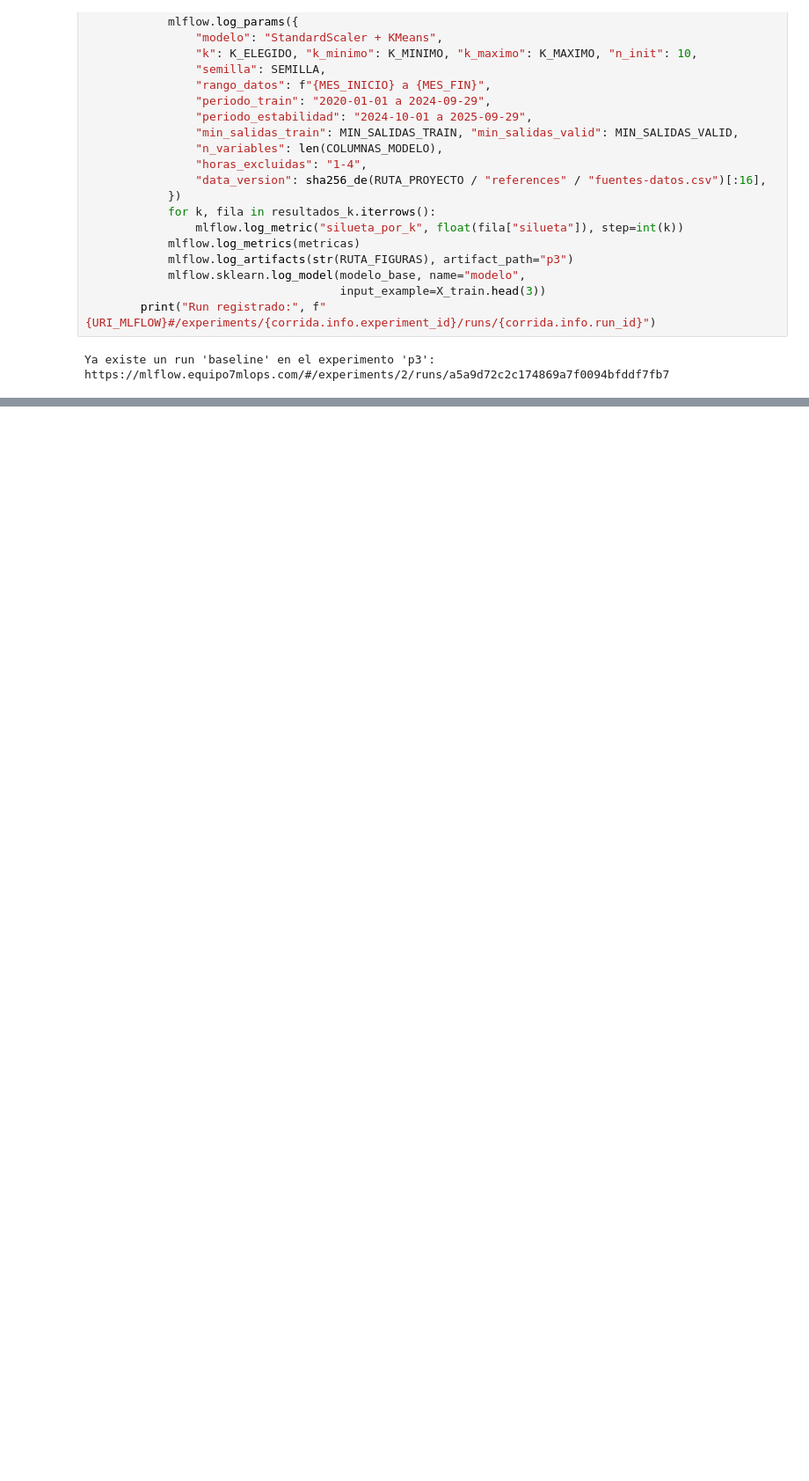
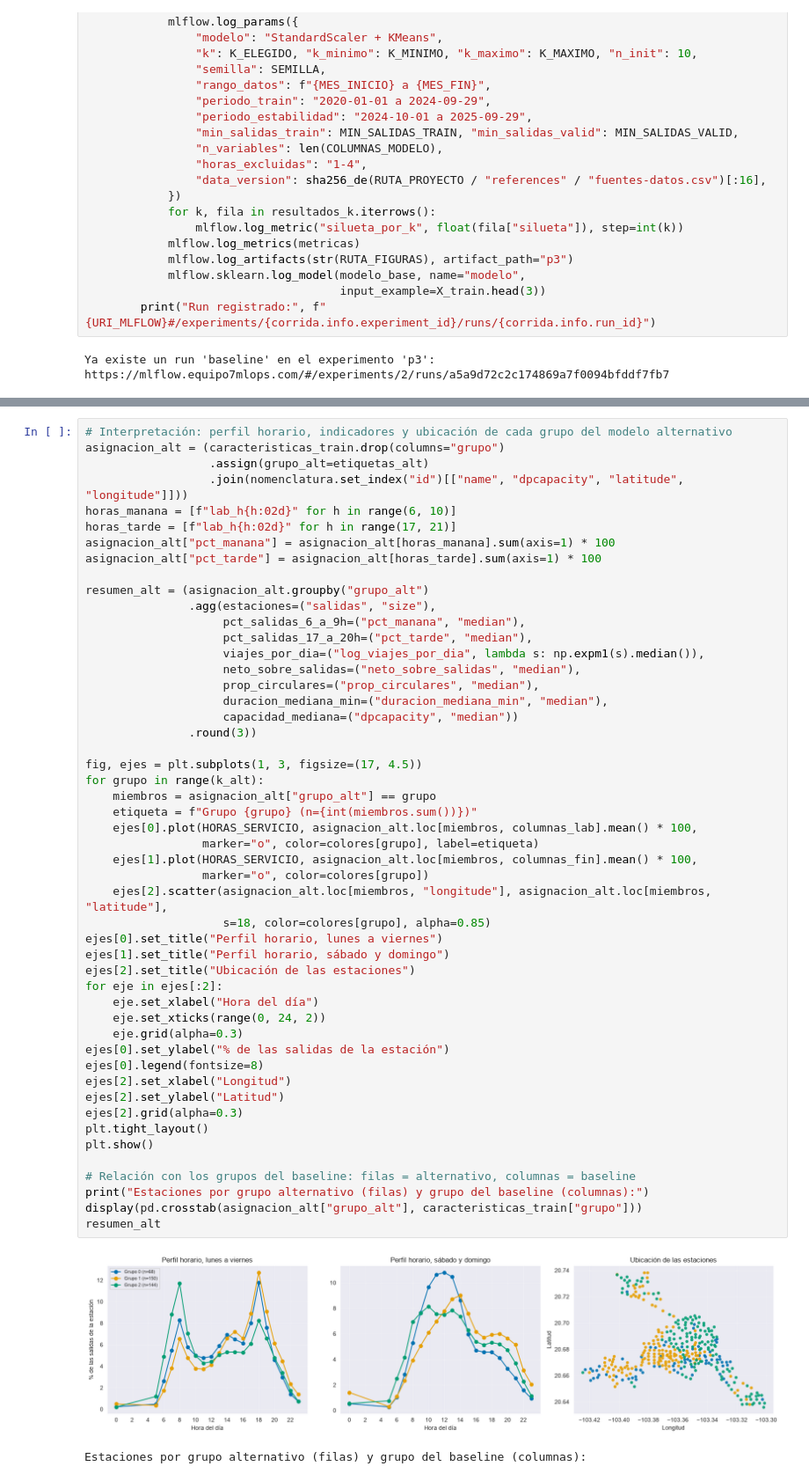
Before and after one commit to sanchezdavilaluisarturo/MLOps-ProyectoMiBici-Equipo7, a Jupyter notebook: notebooks/0.03-lasd-exploracion-carga.ipynb, the cells around one changed output, grey strips where cells are left out. Shown at 88% size. Cells and saved outputs as stored; diff of their text form; blank space fills up the shorter version.

Commit message:
feat: agrega modelo alternativo PCA + K-Means para P3 y lo registra en MLflow

```diff
--- a/notebooks/0.03-lasd-exploracion-carga.ipynb
+++ b/notebooks/0.03-lasd-exploracion-carga.ipynb
@@ -1321,0 +1512,53 @@ Ya existe un run 'baseline' en el experimento 'p3': https://mlflow.equipo7mlops.
+# %%
+# Interpretación: perfil horario, indicadores y ubicación de cada grupo del modelo alternativo
+asignacion_alt = (caracteristicas_train.drop(columns="grupo")
+                  .assign(grupo_alt=etiquetas_alt)
+                  .join(nomenclatura.set_index("id")[["name", "dpcapacity", "latitude", "longitude"]]))
+horas_manana = [f"lab_h{h:02d}" for h in range(6, 10)]
+horas_tarde = [f"lab_h{h:02d}" for h in range(17, 21)]
+asignacion_alt["pct_manana"] = asignacion_alt[horas_manana].sum(axis=1) * 100
+asignacion_alt["pct_tarde"] = asignacion_alt[horas_tarde].sum(axis=1) * 100
+
+resumen_alt = (asignacion_alt.groupby("grupo_alt")
+               .agg(estaciones=("salidas", "size"),
+                    pct_salidas_6_a_9h=("pct_manana", "median"),
+                    pct_salidas_17_a_20h=("pct_tarde", "median"),
+                    viajes_por_dia=("log_viajes_por_dia", lambda s: np.expm1(s).median()),
+                    neto_sobre_salidas=("neto_sobre_salidas", "median"),
+                    prop_circulares=("prop_circulares", "median"),
+                    duracion_mediana_min=("duracion_mediana_min", "median"),
+                    capacidad_mediana=("dpcapacity", "median"))
+               .round(3))
+
+fig, ejes = plt.subplots(1, 3, figsize=(17, 4.5))
+for grupo in range(k_alt):
+    miembros = asignacion_alt["grupo_alt"] == grupo
+    etiqueta = f"Grupo {grupo} (n={int(miembros.sum())})"
+    ejes[0].plot(HORAS_SERVICIO, asignacion_alt.loc[miembros, columnas_lab].mean() * 100,
+                 marker="o", color=colores[grupo], label=etiqueta)
+    ejes[1].plot(HORAS_SERVICIO, asignacion_alt.loc[miembros, columnas_fin].mean() * 100,
+                 marker="o", color=colores[grupo])
+    ejes[2].scatter(asignacion_alt.loc[miembros, "longitude"], asignacion_alt.loc[miembros, "latitude"],
+                    s=18, color=colores[grupo], alpha=0.85)
+ejes[0].set_title("Perfil horario, lunes a viernes")
+ejes[1].set_title("Perfil horario, sábado y domingo")
+ejes[2].set_title("Ubicación de las estaciones")
+for eje in ejes[:2]:
+    eje.set_xlabel("Hora del día")
+    eje.set_xticks(range(0, 24, 2))
+    eje.grid(alpha=0.3)
+ejes[0].set_ylabel("% de las salidas de la estación")
+ejes[0].legend(fontsize=8)
+ejes[2].set_xlabel("Longitud")
+ejes[2].set_ylabel("Latitud")
+ejes[2].grid(alpha=0.3)
+plt.tight_layout()
+plt.show()
+
+# Relación con los grupos del baseline: filas = alternativo, columnas = baseline
+print("Estaciones por grupo alternativo (filas) y grupo del baseline (columnas):")
+display(pd.crosstab(asignacion_alt["grupo_alt"], caracteristicas_train["grupo"]))
+resumen_alt
+# %% [output]
+[figure, added]
+Estaciones por grupo alternativo (filas) y grupo del baseline (columnas):
```
Also changed, not shown: parts of 12 cells of this notebook, 5 other files.
